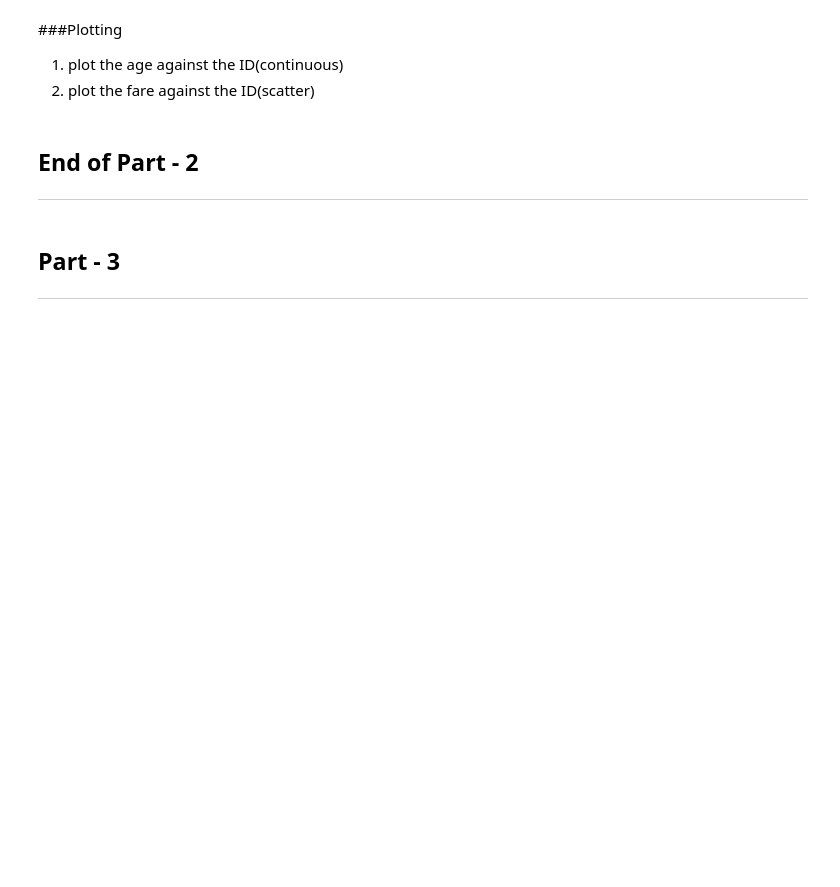
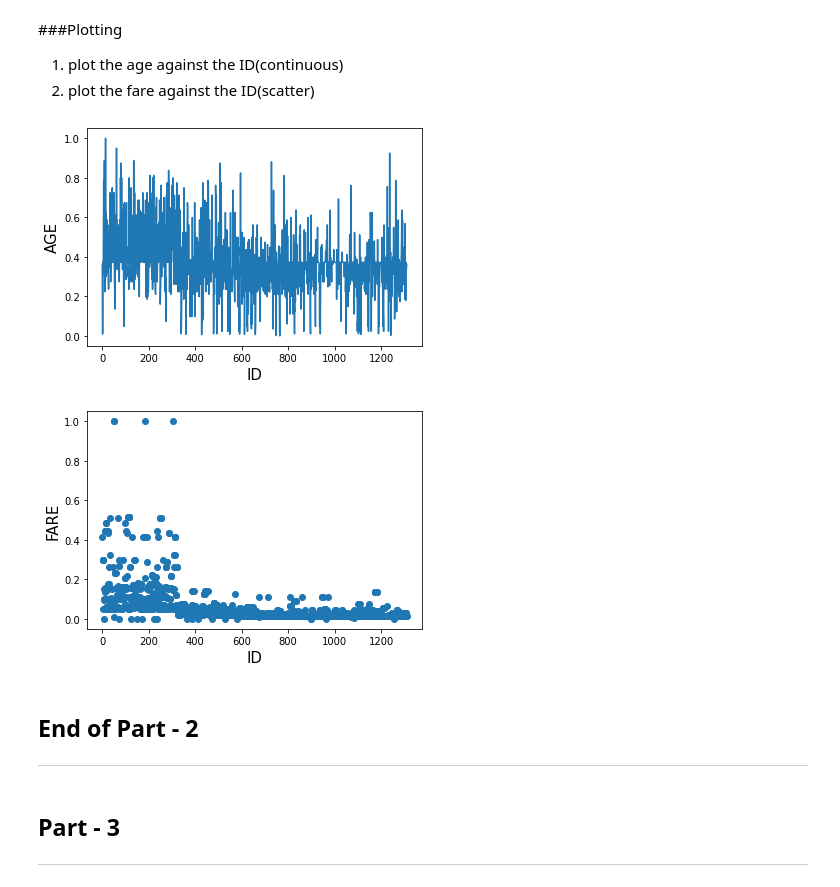
Before and after one commit to Shruti-codes/SHALA2020, a Jupyter notebook: Assignment_1_DS.ipynb, the cells around one changed output. Saved outputs shown, nothing was run; the diff lists cells and outputs as text; code cells hidden in the pictures; blank space fills up the shorter version.

```diff
--- a/Assignment_1_DS.ipynb
+++ b/Assignment_1_DS.ipynb
@@ -309,0 +305,4 @@ np.linalg.norm(titanic_data_new["age"])
+# %%
+titanic_data_new.info(verbose = True, null_counts = False)
+titanic_data_new[['age']] = titanic_data_new[['age']].apply(lambda x: (x-x.min()) / (x.max()-x.min()))
+titanic_data_new[['fare']] = titanic_data_new[['fare']].apply(lambda x: (x-x.min()) / (x.max()-x.min()))
@@ -321,6 +336,20 @@ np.linalg.norm(titanic_data_new["age"])
 ###Plotting
 1. plot the age against the ID(continuous)
 2. plot the fare against the ID(scatter)
+# %%
+titanic_data_new['ID'] = range(1,len(titanic_data_new)+1)
+plt.plot(titanic_data_new['ID'],titanic_data_new['age'])
+plt.xlabel("ID", fontsize = 15)
+plt.ylabel("AGE" , fontsize = 15)
+plt.show()
+
+plt.scatter(x = titanic_data_new['ID'],y = titanic_data_new['fare'])
+plt.xlabel("ID" , fontsize = 15)
+plt.ylabel("FARE" , fontsize = 15)
+plt.show()
+# %% [output]
+[figure, added]
+[figure, added]
 # %% [markdown]
 ## End of Part - 2
 ---
```
Also changed, not shown: parts of 3 cells of this notebook.
